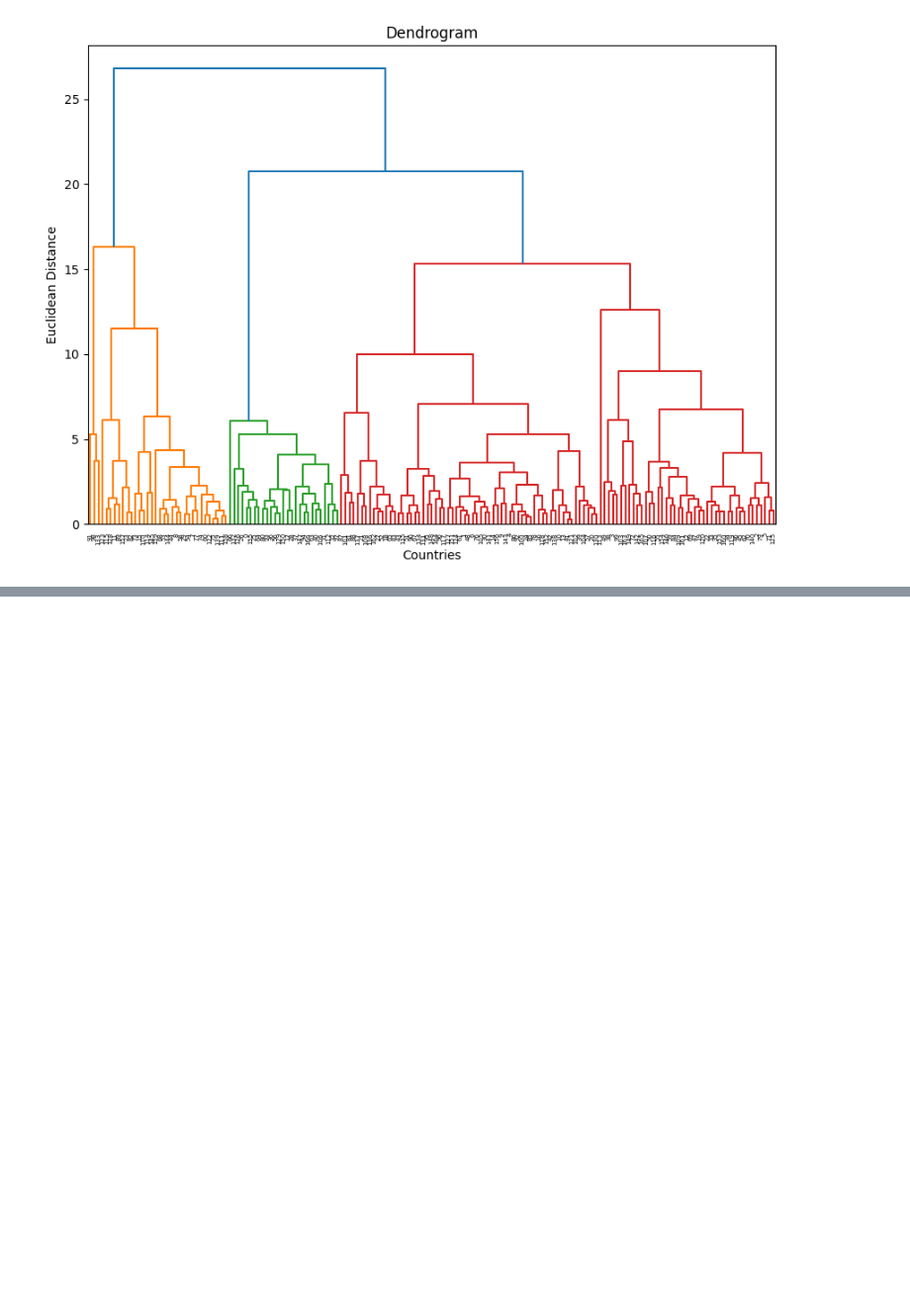
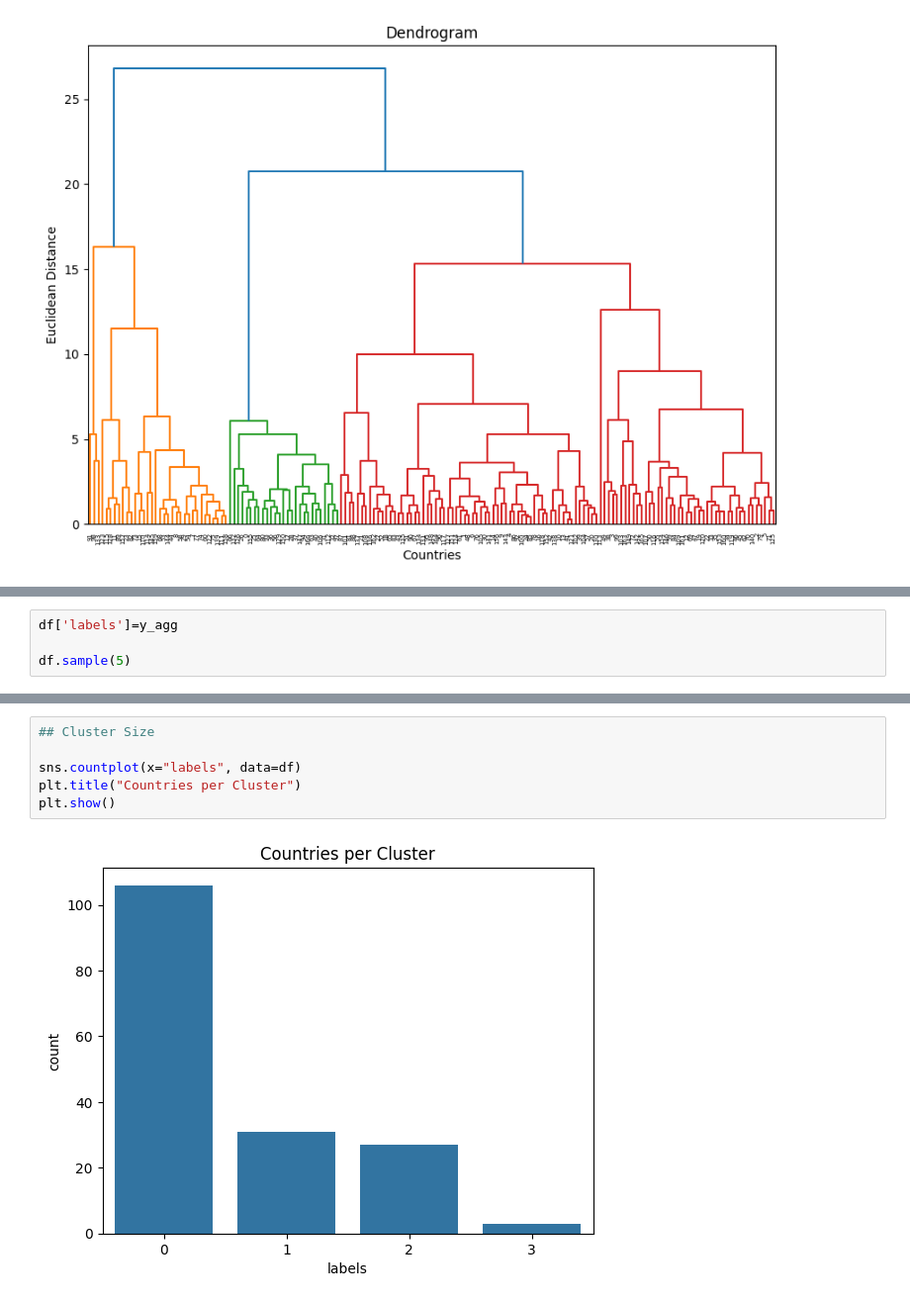
Before and after one commit to Ishwar-gupta/Feature_Engineering, a Jupyter notebook: Unsupervised_Hierarchical_clustering/country_data.ipynb, the cells around one changed output, grey strips where cells are left out. Shown at 99% size. Cells and saved outputs as stored; diff of their text form; blank space fills up the shorter version.

```diff
--- a/Unsupervised_Hierarchical_clustering/country_data.ipynb
+++ b/Unsupervised_Hierarchical_clustering/country_data.ipynb
@@ -323,0 +346,4 @@ plt.show()
+# %%
+df['labels']=y_agg
+
+df.sample(5)
@@ -323,0 +429,8 @@ plt.show()
+# %%
+## Cluster Size
+
+sns.countplot(x="labels", data=df)
+plt.title("Countries per Cluster")
+plt.show()
+# %% [output]
+[figure, added]
```
Also changed, not shown: parts of 15 cells of this notebook.
